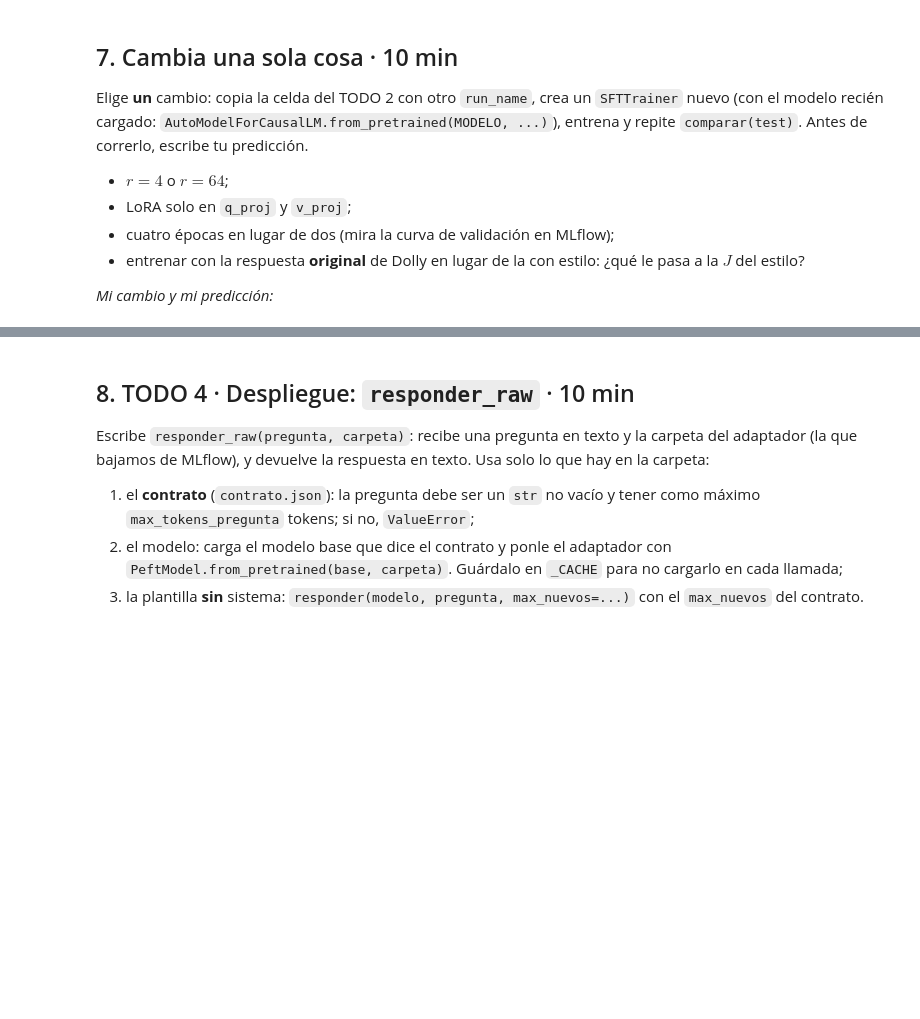
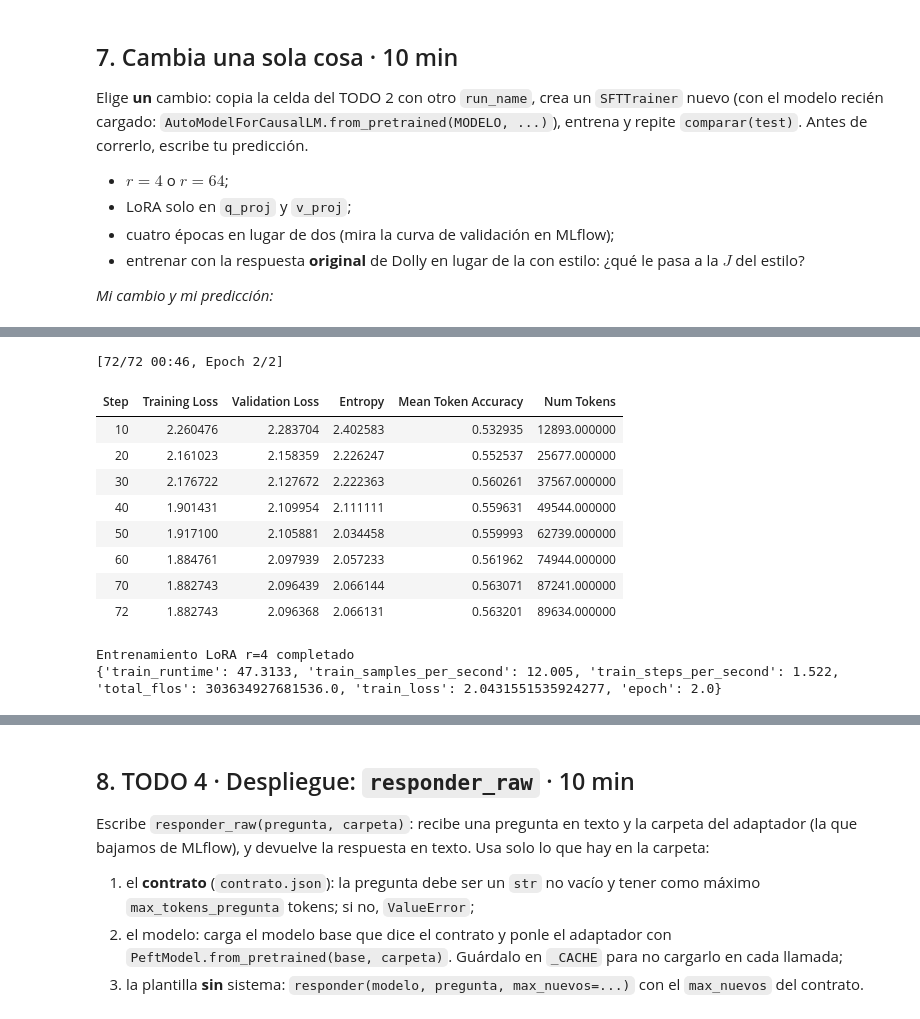
Before and after one commit to andres22feli/si7011-AgudeloOrtega-GarnicaBohorquez, a Jupyter notebook: evento3/sesion_06_6_integrador_estilo_llm.ipynb, the cells around one changed output, grey strips where cells are left out. Drawn from its saved outputs; the diff is of its cells as text; code cells hidden in the pictures; blank space fills up the shorter version.

```diff
--- a/evento3/sesion_06_6_integrador_estilo_llm.ipynb
+++ b/evento3/sesion_06_6_integrador_estilo_llm.ipynb
@@ -217,3 +237,30 @@ Define dos objetos (mira el notebook 6.3, sección 5):
 La celda de prueba crea el `SFTTrainer` y te muestra qué tokens cuentan en la pérdida: deben ser solo la respuesta y el fin de turno.
 
 **Predice:** en el TODO 3 vas a medir $J$ sobre las respuestas con estilo de test en tres condiciones. ¿La del modelo con el estilo **pedido en el prompt** quedará más cerca de la del modelo base o de la de LoRA?
+# %%
+
+# Calcula la longitud real de cada conversación en tokens
+longitudes = []
+
+for fila in D_train:
+    # Une la pregunta y la respuesta
+    conversacion = fila["prompt"] + fila["completion"]
+
+    # Convierte la conversación en una secuencia de tokens
+    tokens = tok.apply_chat_template(
+        conversacion,
+        tokenize=True,
+        return_dict=False
+    )
+
+    # Cuenta los tokens generados
+    longitudes.append(len(tokens))
+
+# Muestra un resumen de las longitudes
+print("Longitud mínima:", min(longitudes))
+print("Longitud promedio:", sum(longitudes) / len(longitudes))
+print("Longitud máxima:", max(longitudes))
+
+# Identifica las conversaciones que superarían el límite de 384 tokens
+print("Conversaciones con más de 384 tokens:",
+      sum(n > 384 for n in longitudes))
@@ -318,0 +568,22 @@ _Mi cambio y mi predicción:_
+# %%
+# Entrena el segundo modelo con LoRA r=4.
+# Se mantienen los mismos datos y la misma configuración de entrenamiento.
+
+resultado_2 = trainer_2.train()
+
+# Muestra las métricas finales del entrenamiento.
+print("Entrenamiento LoRA r=4 completado")
+print(resultado_2.metrics)
+# %% [output]
+[72/72 00:46, Epoch 2/2]
+| Step | Training Loss | Validation Loss | Entropy | Mean Token Accuracy | Num Tokens |
+| 10 | 2.260476 | 2.283704 | 2.402583 | 0.532935 | 12893.000000 |
+| 20 | 2.161023 | 2.158359 | 2.226247 | 0.552537 | 25677.000000 |
+| 30 | 2.176722 | 2.127672 | 2.222363 | 0.560261 | 37567.000000 |
+| 40 | 1.901431 | 2.109954 | 2.111111 | 0.559631 | 49544.000000 |
+| 50 | 1.917100 | 2.105881 | 2.034458 | 0.559993 | 62739.000000 |
+| 60 | 1.884761 | 2.097939 | 2.057233 | 0.561962 | 74944.000000 |
+| 70 | 1.882743 | 2.096439 | 2.066144 | 0.563071 | 87241.000000 |
+| 72 | 1.882743 | 2.096368 | 2.066131 | 0.563201 | 89634.000000 |
+Entrenamiento LoRA r=4 completado
+{'train_runtime': 47.3133, 'train_samples_per_second': 12.005, 'train_steps_per_second': 1.522, 'total_flos': 303634927681536.0, 'train_loss': 2.0431551535924277, 'epoch': 2.0}
```
Also changed, not shown: parts of 22 cells of this notebook.
